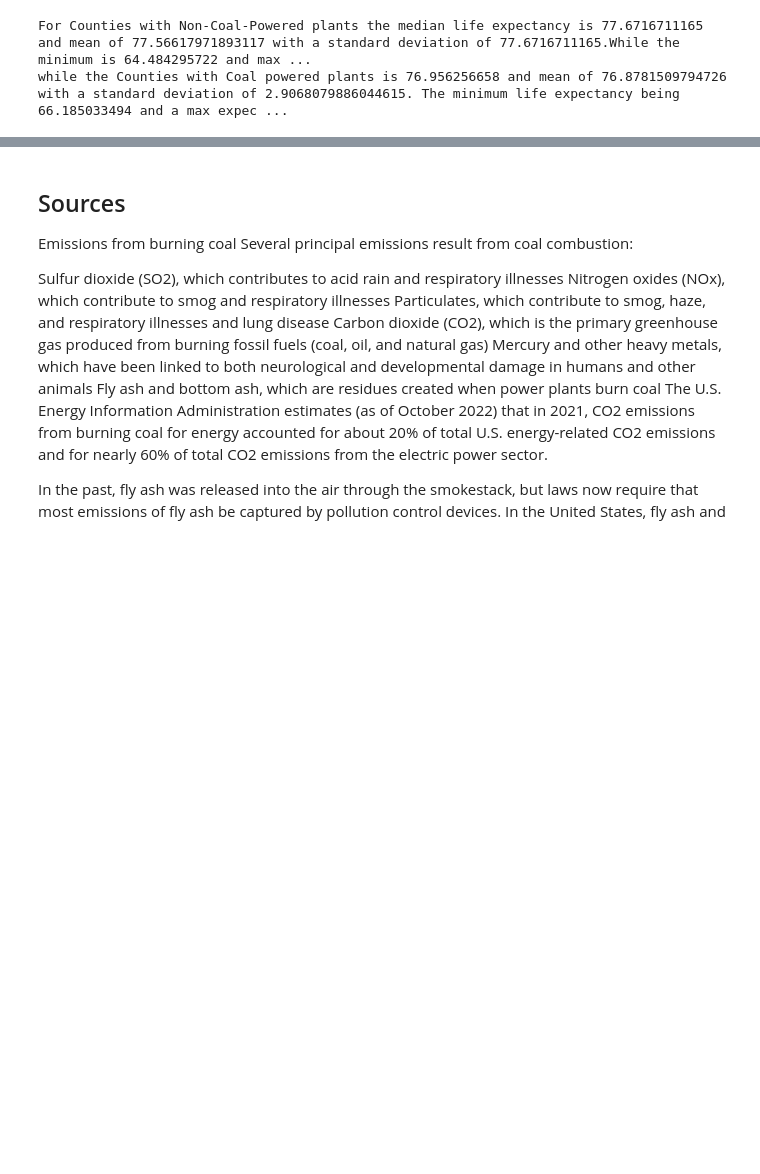
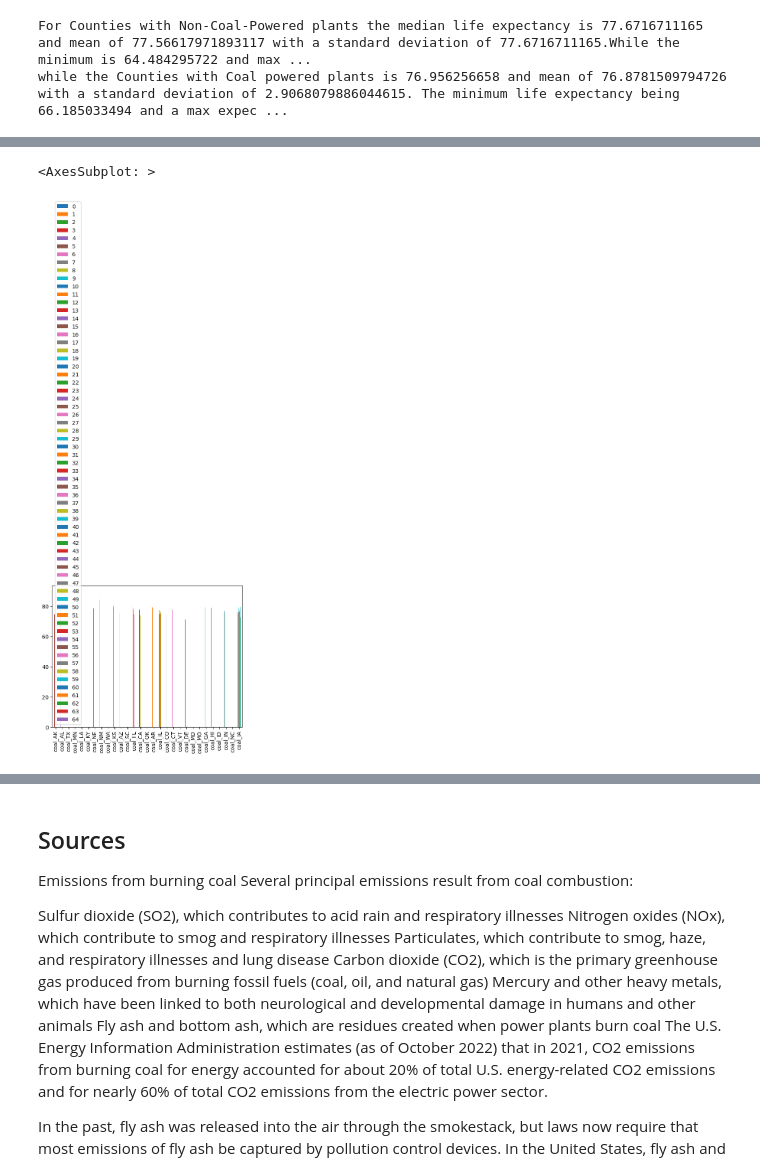
Before and after one commit to aaronjamesroberts/APCV-361-Final-Project-Snedden-Roberts, a Jupyter notebook: final.ipynb, the cells around one changed output, grey strips where cells are left out. Drawn from its saved outputs; the diff is of its cells as text; code cells hidden in the pictures; blank space fills up the shorter version.

```diff
--- a/final.ipynb
+++ b/final.ipynb
@@ -61,6 +64,6 @@ non_coal_merge_filtered = merged_no_coal[(merged_no_coal.State_coal_df == merged
 merged_coal = pd.merge(coal_df, mortality_df, left_on= 'Plant_county', right_on='County', suffixes=['_coal_df', '_mortality_df']).drop_duplicates()
 coal_merge_filtered = merged_coal[(merged_coal.State_coal_df == merged_coal.State_mortality_df) & (merged_coal.Plant_county == merged_coal.County)]
 
-#merged_no_coal = pd.merge(no_coal_df, mortality_df, how='left') # should only be data on non-Coal plants
-#merged_coal = pd.merge(coal_df, mortality_df, how='left') # should only be data on Coal plants
-#coal_merge_filtered = merged_coal[merged_coal.Plant_county == merged_coal.County]
+
+coal_merge_1 = coal_merge_filtered[['Plant_county','State_abbreviation', 'Life Expectancy']].copy().dropna().reset_index(drop=True)
+non_coal_merge_1 = non_coal_merge_filtered[['Plant_county','State_abbreviation', 'Life Expectancy']].copy().dropna().reset_index(drop=True)
@@ -209,0 +274,26 @@ while the Counties with Coal powered plants is 76.956256658 and mean of 76.87815
+# %%
+states = np.array(coal_merge_1.State_abbreviation)
+coal_values = np.array(coal_merge_1['Life Expectancy'])
+non_coal_vals = np.array(non_coal_merge_1['Life Expectancy'])
+value_lib = {}
+
+for x,y in zip(states, coal_values):
+    try:
+        if x not in value_lib:
+            value_lib.setdefault(x,[]).append(y)
+        else:
+            value_lib[x].append(y)
+    except:
+        raise AttributeError
+
+for key in value_lib.keys():
+    x = np.median([non_coal_merge_1['Life Expectancy'][i] for i in range(0, len(non_coal_merge_1['State_abbreviation']))\
+         if non_coal_merge_1['State_abbreviation'][i] == key])
+    value_lib[key]= (np.median(value_lib[key]),x)
+    # 2nd val should be non coal
+
+#for key in value_lib.keys():
+#    for val in range(0,len(non_coal_merge_1['State_abbreviation'])):
+#        if non_coal_merge_1['State_abbreviation'][val] == key
+
+    #value_lib[key] = np.mean([i for non_coal_merge_1['Life Expectancy'][i] in range(0, len(non_coal_merge_1['State_abbreviation'])) if non_coal_merge_1['State_abbreviation'][i] == key])
@@ -209,0 +330,7 @@ while the Counties with Coal powered plants is 76.956256658 and mean of 76.87815
+# %%
+df = pd.DataFrame.from_dict(value_lib, orient= 'index')
+
+df.plot(kind='bar')
+# %% [output]
+<AxesSubplot: >
+[figure, added]
```
Also changed, not shown: parts of 21 cells of this notebook.
